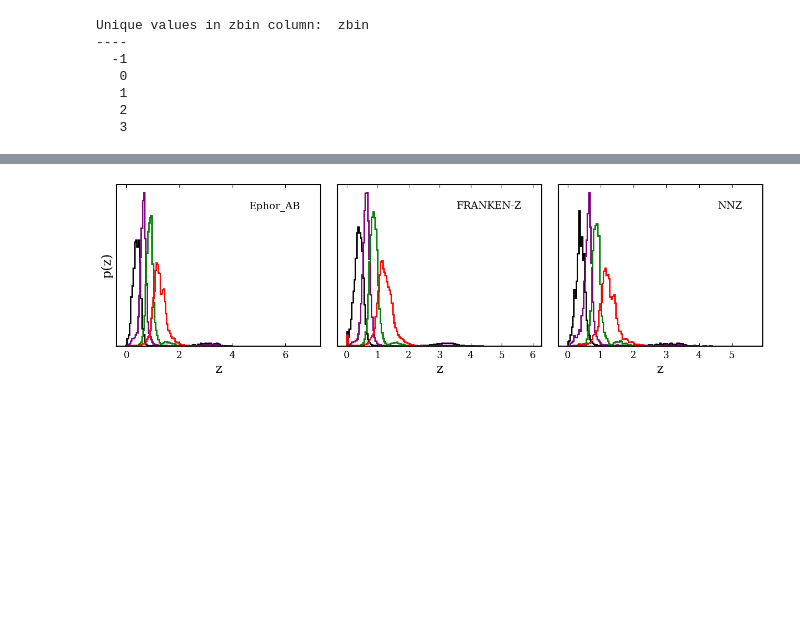
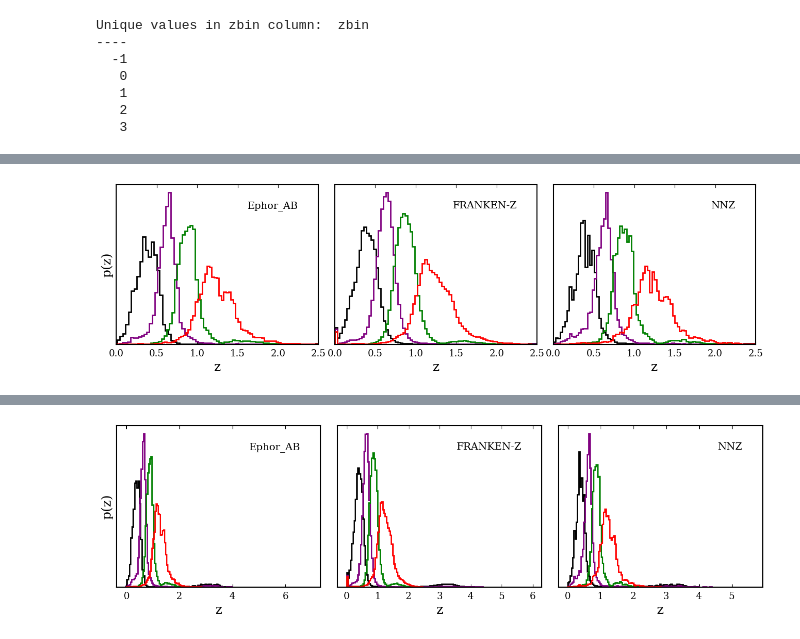
Before and after one commit to davsan06/HSC-PDR1-3x2pt-harmonic-methods, a Jupyter notebook: analysis/NB Lens Redshift Distribution Estimation.ipynb, the cells around one changed output, grey strips where cells are left out. Drawn from its saved outputs; the diff is of its cells as text; code cells hidden in the pictures; blank space fills up the shorter version.

```diff
--- a/analysis/NB Lens Redshift Distribution Estimation.ipynb
+++ b/analysis/NB Lens Redshift Distribution Estimation.ipynb
@@ -354,0 +367,86 @@ FileNotFoundError: [Errno 2] No such file or directory: '/pscratch/sd/d/davidsan
+# %%
+# Path where to save the txt files with the redshift distributions
+path_save = '/pscratch/sd/d/davidsan/HSC-PDR1-3x2pt-harmonic-methods/data/harmonic/lens_pdr1_redshift_distr'
+
+# Initialize a matplotlib figure with 1 row and 3 columns
+fig, axes = plt.subplots(1, 3, figsize=(16, 4))
+# Remove the space between subfigures
+fig.subplots_adjust(wspace=0.08)
+
+# Initialize a similar figure with a different name
+fig2, axes2 = plt.subplots(1, 3, figsize=(16, 4))
+# Remove the space between subfigures
+fig2.subplots_adjust(wspace=0.08)
+
+# Methods dictionary
+methods = {'pz_mc_eab': 'Ephor_AB', 'pz_mc_frz': 'FRANKEN-Z', 'pz_mc_nnz': 'NNZ'}
+
+# Iterate over the methods
+for ind, method in enumerate(methods.keys()):
+    print('>>',method.upper())
+    # For each method, create a txt file with the redshift distribution of each z-bin
+    # Initialize the txt file
+    fname = os.path.join(path_save, method+'_lens_pdr1_redshift_distr.txt')
+    # Iterate over the z-bins with zbinning!=-1
+    for zbin in np.unique(table['zbin'][table['zbin']!=-1]):
+        print('zbin = ', zbin)
+        # Select the objects in the z-bin exlucluding the objects with zbinning=-1
+        mask = (table['zbin']==zbin) & (table['zbin']!=-1)
+        # Plot the histogram and output the values to the txt file
+        nz, z, _ = axes[ind].hist(table[method][mask],
+                                bins=200,
+                                density=True,
+                                histtype='step',
+                                color=colors[zbin],
+                                linewidth=2)
+        # Compute the area under nz distribution
+        area = np.sum(nz*(z[1:]-z[:-1]))
+        # Compute the center of the z bins
+        z = 0.5*(z[1:]+z[:-1])
+        # print(z)
+        # Set to 0 any negative value in nz
+        nz[nz<0] = 0
+        # Set to 0 the values n(z > 2.5) = 0
+        nz[z>2.5] = 0
+        if zbin == 0:
+            file = np.vstack([z,nz])
+        else:
+            file = np.vstack([file, nz])
+        # Plot on top of the histogram a line plot with z and nz values and shade the area under the curve
+        axes2[ind].plot(z, nz, color=colors[zbin], linewidth=2)
+        axes2[ind].fill_between(z, nz, color=colors[zbin], alpha=0.2)
+
+    # Add the legend
+    axes[ind].set_xlabel('z')
+    axes2[ind].set_xlabel('z')
+    # Text with the name of the method in the upper right corner of the subfigure
+    axes[ind].text(0.9, 0.9, methods[method],
+                    horizontalalignment='right',
+                    verticalalignment='top',
+                    transform=axes[ind].transAxes,
+                    fontsize=14)
+    axes[0].set_ylabel('p(z)')
+    axes2[ind].text(0.9, 0.9, methods[method],
+                    horizontalalignment='right',
+                    verticalalignment='top',
+                    transform=axes2[ind].transAxes,
+                    fontsize=14)
+    axes2[0].set_ylabel('p(z)')
+    # Set the x and y limits
+    axes[ind].set_xlim(0, 2.5)
+    axes2[ind].set_xlim(0, 2.5)
+    # Hide the y ticks
+    axes[ind].set_yticks([])
+    axes2[ind].set_yticks([])
+    # Save the txt file
+    np.savetxt(fname, file.T, delimiter=' ', fmt='%.6e')
+
+# Save the figure in pdf and png formats with dpi=300 in the path_save directory
+fname = os.path.join(path_save, 'lens_pdr1_redshift_distr.pdf')
+fig.savefig(fname, dpi=300, bbox_inches='tight')
+fname = os.path.join(path_save, 'lens_pdr1_redshift_distr.png')
+fig.savefig(fname, dpi=300, bbox_inches='tight')
+
+plt.show()
+plt.close()
+# %% [output]
@@ -354,0 +468 @@ FileNotFoundError: [Errno 2] No such file or directory: '/pscratch/sd/d/davidsan
+[figure, added]
```
Also changed, not shown: parts of 6 cells of this notebook, 3 other files.
